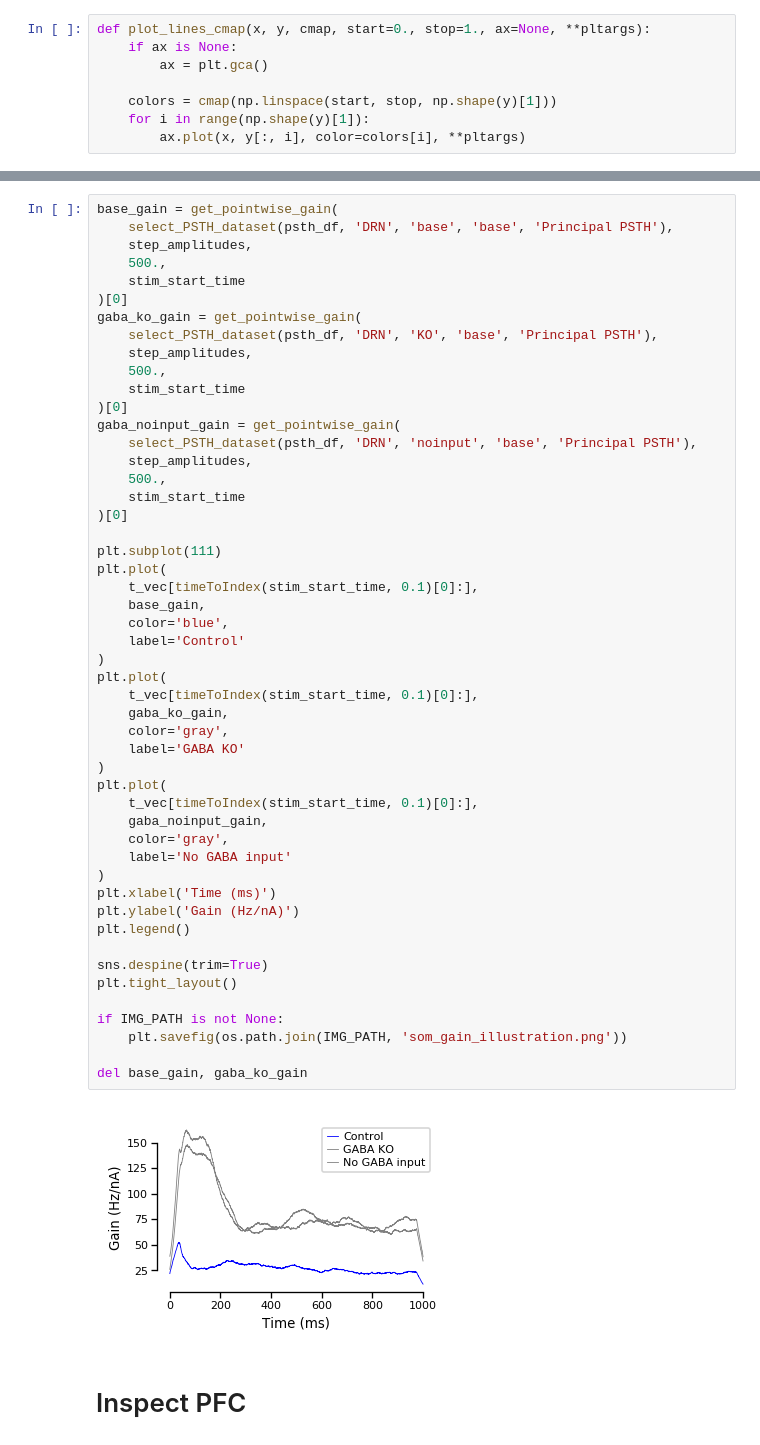
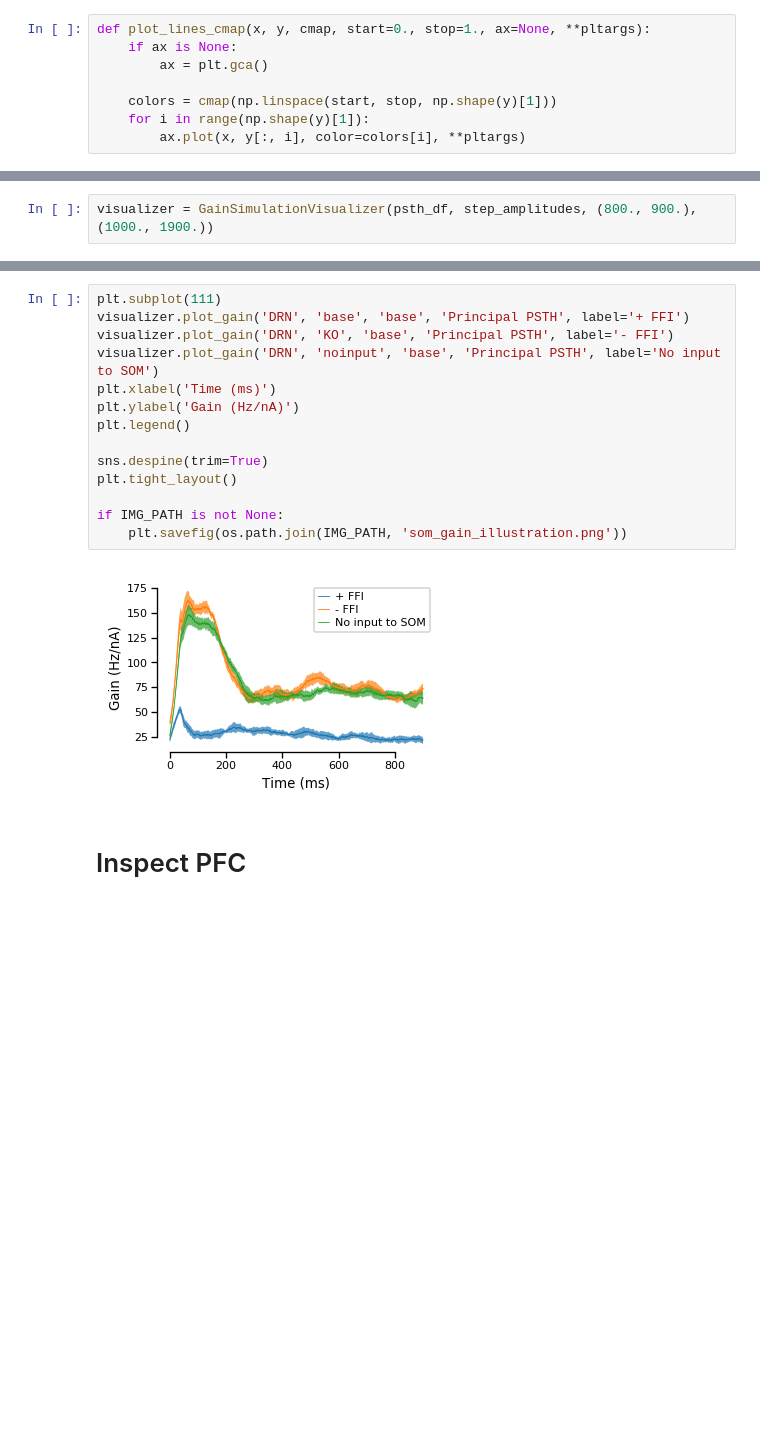
Before and after one commit to nauralcodinglab/raphegif, a Jupyter notebook: figs/scripts/writeup/gain_illustration.ipynb, the cells around one changed output, grey strips where cells are left out. Saved outputs shown, nothing was run; the diff lists cells and outputs as text; blank space fills up the shorter version.

Commit message:
Object-oriented gain illustrations

```diff
--- a/figs/scripts/writeup/gain_illustration.ipynb
+++ b/figs/scripts/writeup/gain_illustration.ipynb
@@ -185,3 +313,5 @@ def gain_uncertainty_plot(t_vec, )
+# %%
+visualizer = GainSimulationVisualizer(psth_df, step_amplitudes, (800., 900.), (1000., 1900.))
 # %%
 ser_ctrl_psth = select_PSTH_dataset(psth_df, 'DRN', 'KO', 'base', 'Principal PSTH')
 
@@ -340,55 +520,19 @@ IndexError: too many indices for array
 # %%
-base_gain = get_pointwise_gain(
-    select_PSTH_dataset(psth_df, 'DRN', 'base', 'base', 'Principal PSTH'),
-    step_amplitudes,
-    500.,
-    stim_start_time
-)[0]
-gaba_ko_gain = get_pointwise_gain(
-    select_PSTH_dataset(psth_df, 'DRN', 'KO', 'base', 'Principal PSTH'),
-    step_amplitudes,
-    500.,
-    stim_start_time
-)[0]
-gaba_noinput_gain = get_pointwise_gain(
-    select_PSTH_dataset(psth_df, 'DRN', 'noinput', 'base', 'Principal PSTH'),
-    step_amplitudes,
-    500.,
-    stim_start_time
-)[0]
-
 plt.subplot(111)
-plt.plot(
-    t_vec[timeToIndex(stim_start_time, 0.1)[0]:],
-    base_gain,
-    color='blue',
-    label='Control'
-)
-plt.plot(
-    t_vec[timeToIndex(stim_start_time, 0.1)[0]:],
-    gaba_ko_gain,
-    color='gray',
-    label='GABA KO'
-)
-plt.plot(
-    t_vec[timeToIndex(stim_start_time, 0.1)[0]:],
-    gaba_noinput_gain,
-    color='gray',
-    label='No GABA input'
-)
+visualizer.plot_gain('DRN', 'base', 'base', 'Principal PSTH', label='+ FFI')
+visualizer.plot_gain('DRN', 'KO', 'base', 'Principal PSTH', label='- FFI')
+visualizer.plot_gain('DRN', 'noinput', 'base', 'Principal PSTH', label='No input to SOM')
 plt.xlabel('Time (ms)')
 plt.ylabel('Gain (Hz/nA)')
 plt.legend()
 
 sns.despine(trim=True)
 plt.tight_layout()
 
 if IMG_PATH is not None:
     plt.savefig(os.path.join(IMG_PATH, 'som_gain_illustration.png'))
-
-del base_gain, gaba_ko_gain
 # %% [output]
-[figure, old version]
+[figure, new version]
 # %% [markdown]
 # Inspect PFC
 # %%
```
Also changed, not shown: parts of 12 cells of this notebook.
